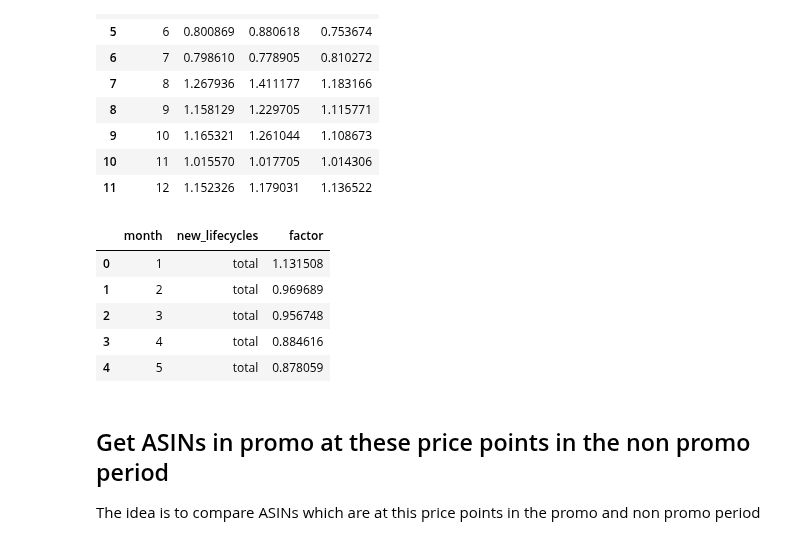
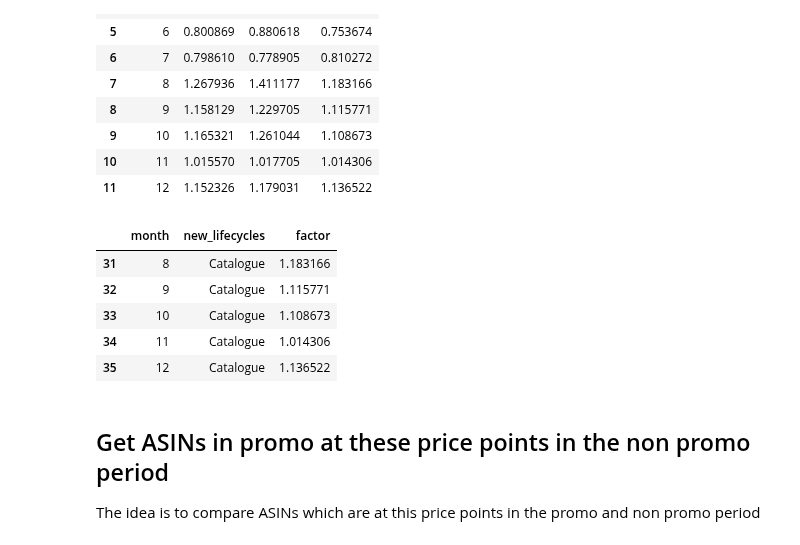
Before and after one commit to dfadeeff/AMZ_Projects, a Jupyter notebook: Price Points with Content Lifecycle.ipynb, the cells around one changed output. Drawn from its saved outputs; the diff is of its cells as text; code cells hidden in the pictures.

```diff
--- a/Price Points with Content Lifecycle.ipynb
+++ b/Price Points with Content Lifecycle.ipynb
@@ -138,6 +138,7 @@ def prep_seasonality_monthly(df):
 t = prep_seasonality_monthly(new_data_daily)
 # %%
 def combine_seasonality():
+    """function provides for every month a seasonality factor"""
     def get_shape(df,dimension):
         monthly_mean = t[t['year'] >= 2017].groupby("month")[dimension].mean()
         all_mean = t[t['year'] >= 2017][dimension].mean()
@@ -176,20 +177,21 @@ sindex
 | 11 | 12 | 1.152326 | 1.179031 | 1.136522 |
 # %%
 def get_melt(df):
+    """function transforms the format from wide to long"""
     t = pd.melt(sindex, id_vars=['month'])
     t.columns = ['month','new_lifecycles','factor']
     return t
 # %%
 sindex_melt = get_melt(sindex)
 # %%
-sindex_melt.head()
+sindex_melt.tail()
 # %% [output]
 |  | month | new_lifecycles | factor |
-| 0 | 1 | total | 1.131508 |
-| 1 | 2 | total | 0.969689 |
-| 2 | 3 | total | 0.956748 |
-| 3 | 4 | total | 0.884616 |
-| 4 | 5 | total | 0.878059 |
+| 31 | 8 | Catalogue | 1.183166 |
+| 32 | 9 | Catalogue | 1.115771 |
+| 33 | 10 | Catalogue | 1.108673 |
+| 34 | 11 | Catalogue | 1.014306 |
+| 35 | 12 | Catalogue | 1.136522 |
 # %% [markdown]
 ## Get ASINs in promo at these price points in the non promo period
 
```
Also changed, not shown: parts of 28 cells of this notebook.
